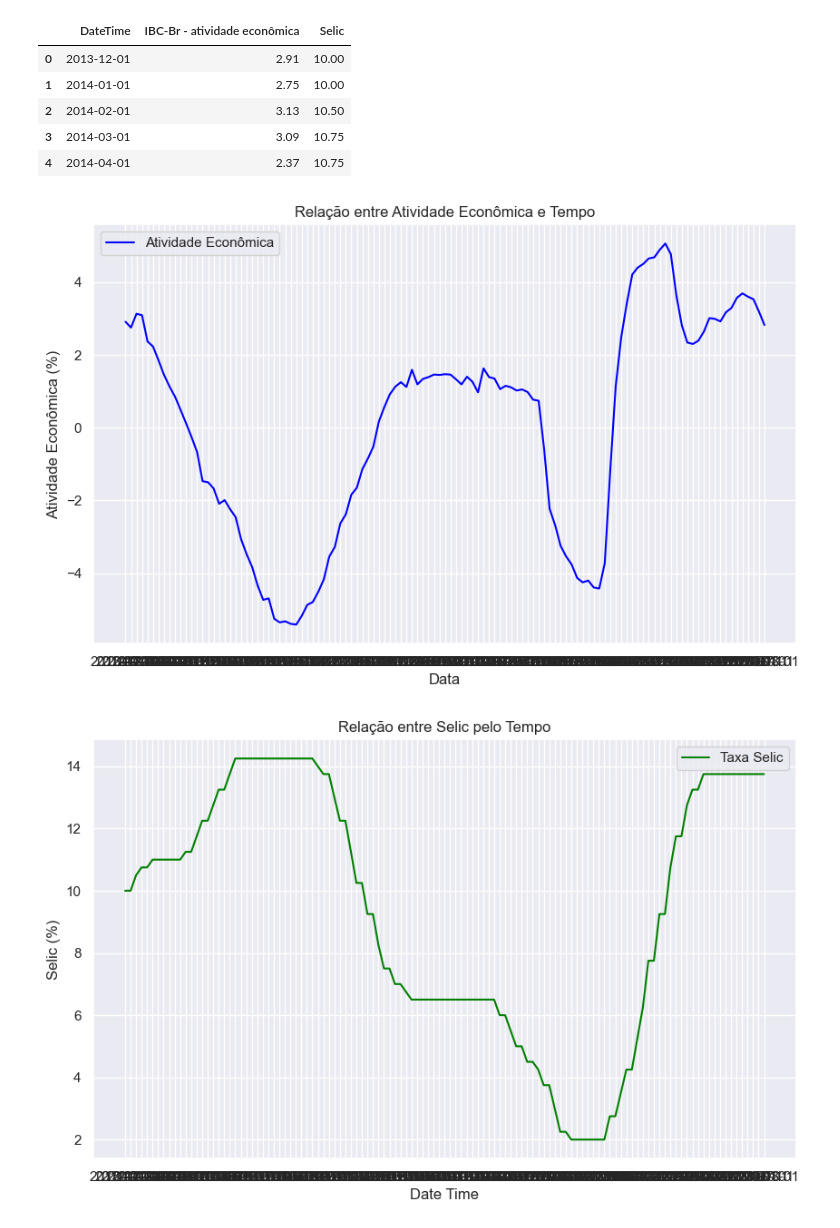
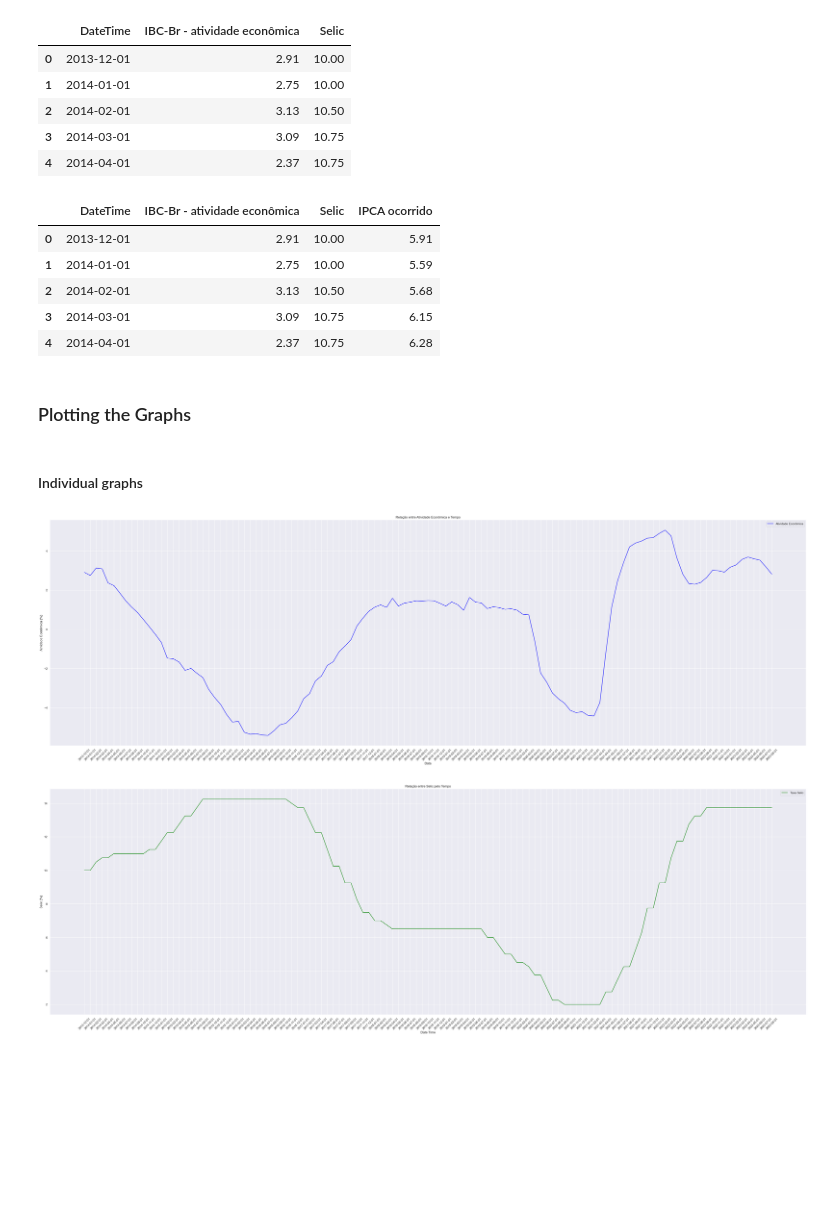
Before and after one commit to Macedo3/Analise-Curva-de-Laffer, a Jupyter notebook: Analise Taxa Selic/selic_atividade_economica.ipynb, the cells around one changed output. Drawn from its saved outputs; the diff is of its cells as text; code cells hidden in the pictures; blank space fills up the shorter version.

Commit message:
add: ipca in analysis

```diff
--- a/Analise Taxa Selic/selic_atividade_economica.ipynb
+++ b/Analise Taxa Selic/selic_atividade_economica.ipynb
@@ -6,6 +6,7 @@
 import pandas as pd
 import matplotlib.pyplot as plt
 import seaborn as sns
+sns.set_theme()
 # %% [markdown]
 ## Reading the data
 # %%
@@ -64,37 +125,53 @@ tabelas_selic_atividade_economica_unidas.head()
 | 2 | 2014-02-01 | 3.13 | 10.50 |
 | 3 | 2014-03-01 | 3.09 | 10.75 |
 | 4 | 2014-04-01 | 2.37 | 10.75 |
+# %%
+tabelas_selic_atividade_economica_ipca_unidas = pd.merge(tabelas_selic_atividade_economica_unidas, ipca_removed_columns, on='DateTime')
+tabelas_selic_atividade_economica_ipca_unidas.head()
+# %% [output]
+|  | DateTime | IBC-Br - atividade econômica | Selic | IPCA ocorrido |
+| 0 | 2013-12-01 | 2.91 | 10.00 | 5.91 |
+| 1 | 2014-01-01 | 2.75 | 10.00 | 5.59 |
+| 2 | 2014-02-01 | 3.13 | 10.50 | 5.68 |
+| 3 | 2014-03-01 | 3.09 | 10.75 | 6.15 |
+| 4 | 2014-04-01 | 2.37 | 10.75 | 6.28 |
+# %% [markdown]
+### Plotting the Graphs
+# %% [markdown]
+#### Individual graphs
 # %%
 # Define o estilo do gráfico
 sns.set(style="darkgrid")
 
 # Cria o gráfico de linha
-plt.figure(figsize=(10, 6))
+plt.figure(figsize=(50, 15))
 
 # Plotar a Atividade Econômica
-sns.lineplot(x=tabelas_selic_atividade_economica_unidas['DateTime'], y=tabelas_selic_atividade_economica_unidas['IBC-Br - atividade econômica'], label='Atividade Econômica', color='blue')
+sns.lineplot(x=atividade_economica['DateTime'], y=atividade_economica['IBC-Br - atividade econômica'], label='Atividade Econômica', color='blue')
+plt.xticks(rotation=45)
 
 # Adiciona título e rótulos dos eixos
 plt.title('Relação entre Atividade Econômica e Tempo')
 plt.xlabel('Data')
 plt.ylabel('Atividade Econômica (%)')
 
 # Adiciona legenda
 plt.legend()
 
 # Exibe o gráfico
 plt.show()
 # %% [output]
-[figure, old version]
+[figure, new version]
 # %%
 # Define o estilo do gráfico
 sns.set(style="darkgrid")
 
 # Cria o gráfico de linha
-plt.figure(figsize=(10, 6))
+plt.figure(figsize=(50, 15))
 
 # Plotar a Taxa Selic
 sns.lineplot(x=tabelas_selic_atividade_economica_unidas['DateTime'], y=tabelas_selic_atividade_economica_unidas['Selic'], label='Taxa Selic', color='green')
+plt.xticks(rotation=45)
 
 # Adiciona título e rótulos dos eixos
 plt.title('Relação entre Selic pelo Tempo')
@@ -107,4 +184,4 @@ plt.legend()
 # Exibe o gráfico
 plt.show()
 # %% [output]
-[figure, old version]
+[figure, new version]
```
Also changed, not shown: parts of 15 cells of this notebook, 1 other file.
